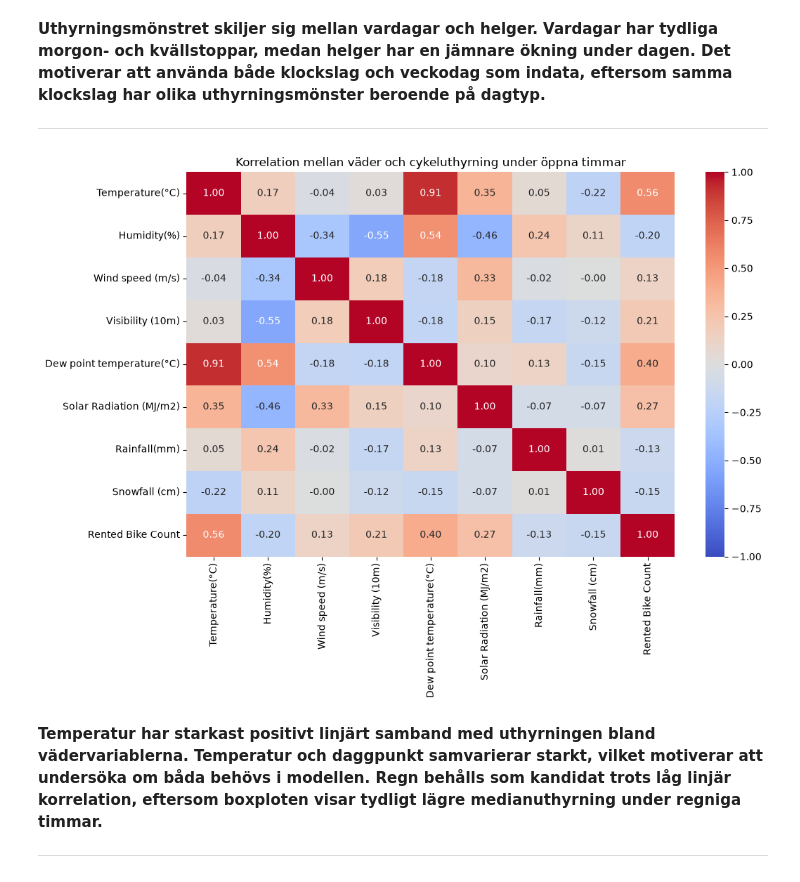
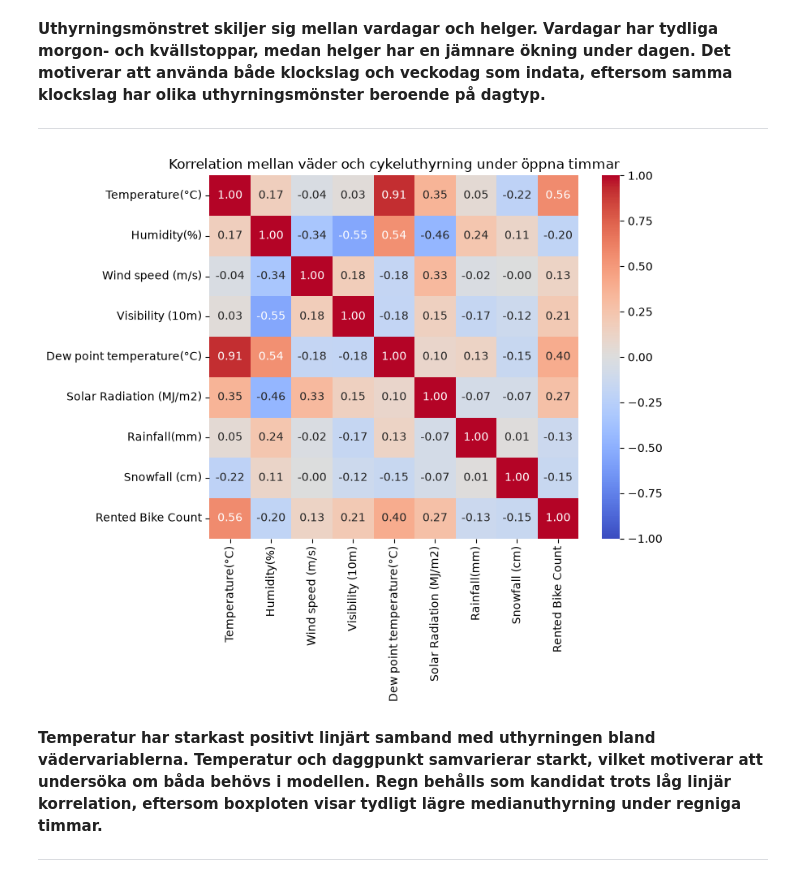
Before and after one commit to ThatMayBeTheCase/seoul-bike-demand, a Jupyter notebook: notebooks/weather_analysis.ipynb, the cells around one changed output. Cells and saved outputs as stored; diff of their text form; code cells hidden in the pictures.

```diff
--- a/notebooks/weather_analysis.ipynb
+++ b/notebooks/weather_analysis.ipynb
@@ -239,34 +240,34 @@ plt.show()
 # %%
 weather_columns = [
     "Temperature(°C)",
     "Humidity(%)",
     "Wind speed (m/s)",
     "Visibility (10m)",
     "Dew point temperature(°C)",
     "Solar Radiation (MJ/m2)",
     "Rainfall(mm)",
     "Snowfall (cm)",
     "Rented Bike Count"
 ]
 
 weather_corr = df_open[weather_columns].corr()
 
-plt.figure(figsize=(11, 8))
+plt.figure(figsize=(8, 7))
 
 sns.heatmap(
     weather_corr,
     annot=True,
     fmt=".2f",
     vmin=-1,
     vmax=1,
     cmap="coolwarm"
 )
 
 plt.title("Korrelation mellan väder och cykeluthyrning under öppna timmar")
 plt.tight_layout()
 plt.show()
 # %% [output]
-[figure, old version]
+[figure, new version]
 # %% [markdown]
 **Temperatur har starkast positivt linjärt samband med uthyrningen bland vädervariablerna. Temperatur och daggpunkt samvarierar starkt, vilket motiverar att undersöka om båda behövs i modellen. Regn behålls som kandidat trots låg linjär korrelation, eftersom boxploten visar tydligt lägre medianuthyrning under regniga timmar.**
 
```
Also changed, not shown: parts of 7 cells of this notebook.
